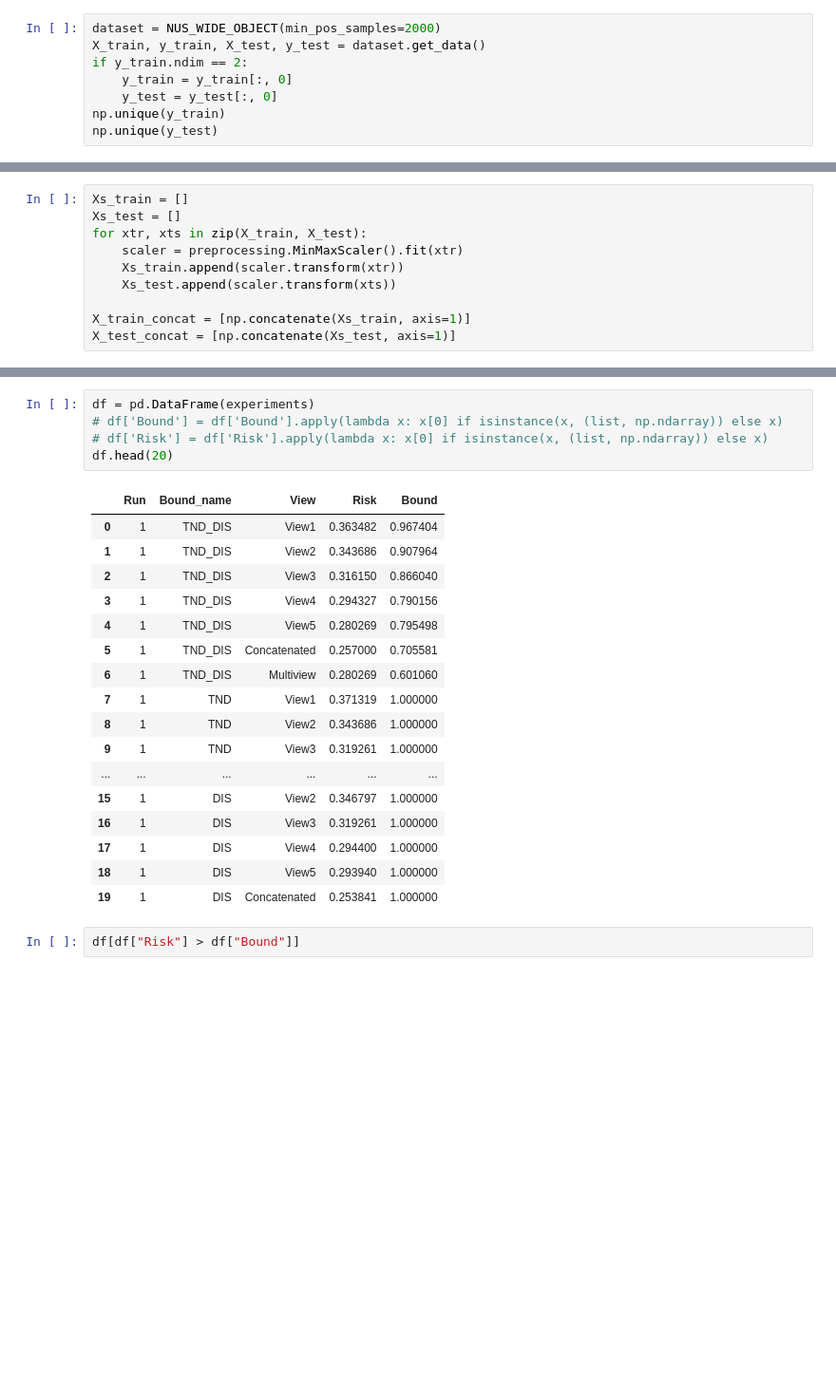
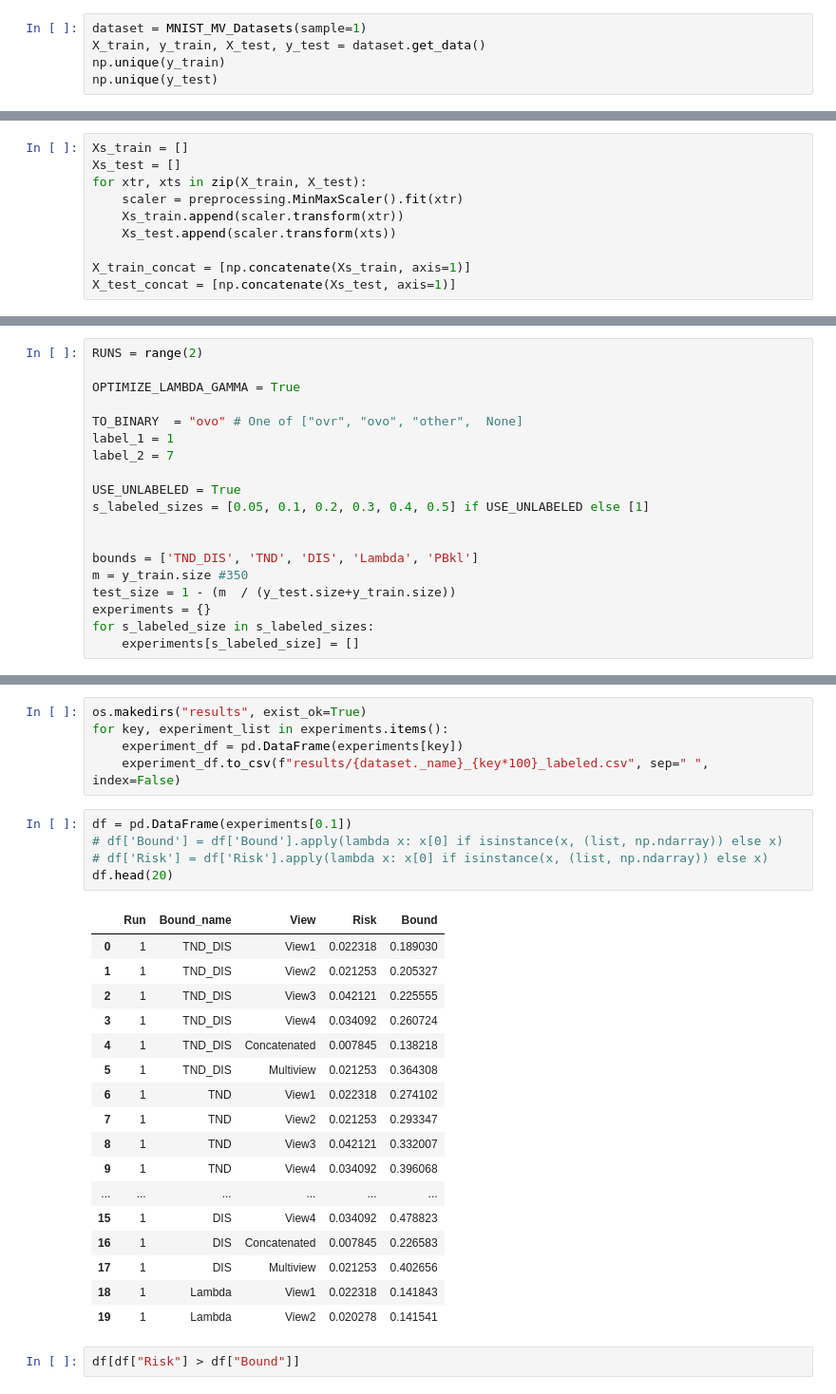
Before and after one commit to adidi24/Multi-View-Majority-Vote-Learning-Algorithms-Direct-Minimization-of-PAC-Bayesian-Bounds, a Jupyter notebook: empirical-evaluation-jupyter.ipynb, the cells around one changed output, grey strips where cells are left out. Shown: that part at 95% size. Cells and saved outputs as stored; diff of their text form; blank space fills up the shorter version.

Commit message:
Added OVO (One Vs One) data transformation. Clean experimentation code. Saving results

```diff
--- a/empirical-evaluation-jupyter.ipynb
+++ b/empirical-evaluation-jupyter.ipynb
@@ -54,11 +57,8 @@ from mvpb.util import uniform_distribution
 # %% [markdown]
 ## Load and prepare the multiview datasets
 # %%
-dataset = NUS_WIDE_OBJECT(min_pos_samples=2000)
+dataset = MNIST_MV_Datasets(sample=1)
 X_train, y_train, X_test, y_test = dataset.get_data()
-if y_train.ndim == 2:
-    y_train = y_train[:, 0]
-    y_test = y_test[:, 0]
 np.unique(y_train)
 np.unique(y_test)
 # %% [output]
@@ -230,0 +80,19 @@ Entering save and stats zone-------------------------------
+# %%
+RUNS = range(2)
+
+OPTIMIZE_LAMBDA_GAMMA = True
+
+TO_BINARY  = "ovo" # One of ["ovr", "ovo", "other",  None]
+label_1 = 1
+label_2 = 7
+
+USE_UNLABELED = True
+s_labeled_sizes = [0.05, 0.1, 0.2, 0.3, 0.4, 0.5] if USE_UNLABELED else [1]
+
+
+bounds = ['TND_DIS', 'TND', 'DIS', 'Lambda', 'PBkl']
+m = y_train.size #350
+test_size = 1 - (m  / (y_test.size+y_train.size))
+experiments = {}
+for s_labeled_size in s_labeled_sizes:
+    experiments[s_labeled_size] = []
@@ -231,26 +230,31 @@ Entering save and stats zone-------------------------------
+# %%
+os.makedirs("results", exist_ok=True)
+for key, experiment_list in experiments.items():
+    experiment_df = pd.DataFrame(experiments[key])
+    experiment_df.to_csv(f"results/{dataset._name}_{key*100}_labeled.csv", sep=" ", index=False)
 # %%
-df = pd.DataFrame(experiments)
+df = pd.DataFrame(experiments[0.1])
 # df['Bound'] = df['Bound'].apply(lambda x: x[0] if isinstance(x, (list, np.ndarray)) else x)
 # df['Risk'] = df['Risk'].apply(lambda x: x[0] if isinstance(x, (list, np.ndarray)) else x)
 df.head(20)
 # %% [output]
 |  | Run | Bound_name | View | Risk | Bound |
-| 0 | 1 | TND_DIS | View1 | 0.363482 | 0.967404 |
-| 1 | 1 | TND_DIS | View2 | 0.343686 | 0.907964 |
-| 2 | 1 | TND_DIS | View3 | 0.316150 | 0.866040 |
-| 3 | 1 | TND_DIS | View4 | 0.294327 | 0.790156 |
-| 4 | 1 | TND_DIS | View5 | 0.280269 | 0.795498 |
-| 5 | 1 | TND_DIS | Concatenated | 0.257000 | 0.705581 |
-| 6 | 1 | TND_DIS | Multiview | 0.280269 | 0.601060 |
-| 7 | 1 | TND | View1 | 0.371319 | 1.000000 |
-| 8 | 1 | TND | View2 | 0.343686 | 1.000000 |
-| 9 | 1 | TND | View3 | 0.319261 | 1.000000 |
+| 0 | 1 | TND_DIS | View1 | 0.022318 | 0.189030 |
+| 1 | 1 | TND_DIS | View2 | 0.021253 | 0.205327 |
+| 2 | 1 | TND_DIS | View3 | 0.042121 | 0.225555 |
+| 3 | 1 | TND_DIS | View4 | 0.034092 | 0.260724 |
+| 4 | 1 | TND_DIS | Concatenated | 0.007845 | 0.138218 |
+| 5 | 1 | TND_DIS | Multiview | 0.021253 | 0.364308 |
+| 6 | 1 | TND | View1 | 0.022318 | 0.274102 |
+| 7 | 1 | TND | View2 | 0.021253 | 0.293347 |
+| 8 | 1 | TND | View3 | 0.042121 | 0.332007 |
+| 9 | 1 | TND | View4 | 0.034092 | 0.396068 |
 | ... | ... | ... | ... | ... | ... |
-| 15 | 1 | DIS | View2 | 0.346797 | 1.000000 |
-| 16 | 1 | DIS | View3 | 0.319261 | 1.000000 |
-| 17 | 1 | DIS | View4 | 0.294400 | 1.000000 |
-| 18 | 1 | DIS | View5 | 0.293940 | 1.000000 |
-| 19 | 1 | DIS | Concatenated | 0.253841 | 1.000000 |
+| 15 | 1 | DIS | View4 | 0.034092 | 0.478823 |
+| 16 | 1 | DIS | Concatenated | 0.007845 | 0.226583 |
+| 17 | 1 | DIS | Multiview | 0.021253 | 0.402656 |
+| 18 | 1 | Lambda | View1 | 0.022318 | 0.141843 |
+| 19 | 1 | Lambda | View2 | 0.020278 | 0.141541 |
 # %%
 df[df["Risk"] > df["Bound"]]
 # %% [output]
```
Also changed, not shown: parts of 8 cells of this notebook, 6 other files.
